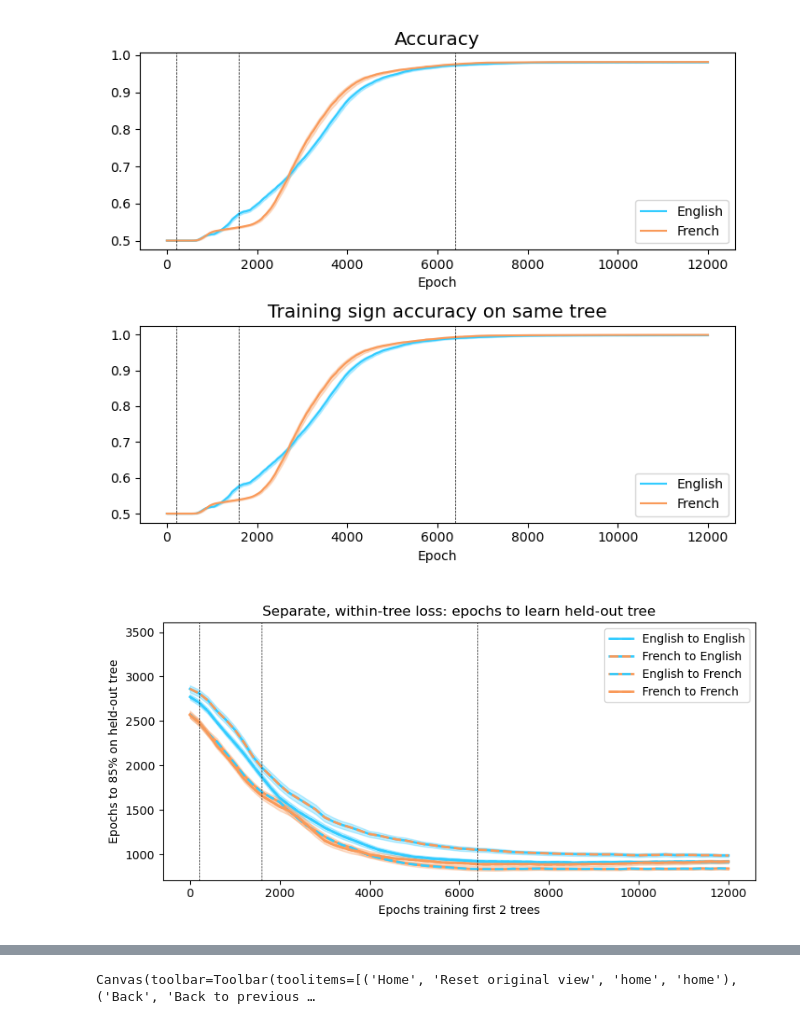
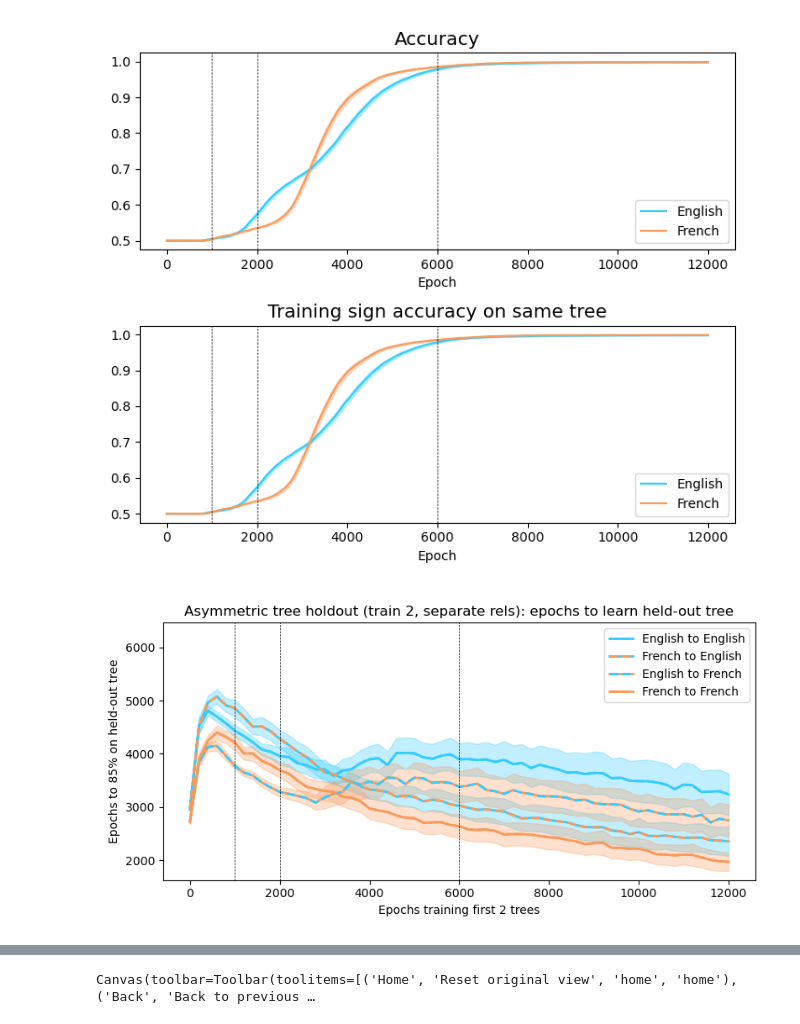
Before and after one commit to ethanbb/disjoint-domain, a Jupyter notebook: analyze_famnet.ipynb, the cells around one changed output, grey strips where cells are left out. Drawn from its saved outputs; the diff is of its cells as text; code cells hidden in the pictures.

```diff
--- a/analyze_famnet.ipynb
+++ b/analyze_famnet.ipynb
@@ -146,6 +146,20 @@ train2_holdout1_asym_separate_noctl = {
     'French -> French': 'data/final_runs/famnet_separate_lr.0008_noctloss_french_to_french_res_2022-05-02_08-04-11.npz'
 }
 
+train2_holdout1_separate_noctl_preoutput = {
+    'English -> English': 'data/final_runs/famnet_separate_noctloss_preoutput_asym_english_to_asym_english_and_french_res_2022-05-04_03-44-28.npz',
+    'French -> English': 'data/final_runs/famnet_separate_noctloss_preoutput_french_to_asym_english_and_french_res_2022-05-04_22-01-27.npz',
+    'English -> French': {'inherit_from': 'English -> English', 'new_tree_etg': 2},
+    'French -> French': {'inherit_from': 'French -> English', 'new_tree_etg': 2}
+}
+
+train2_holdout1_shared_noctl = {
+    'English -> English': 'data/final_runs/famnet_shared_noctloss_asym_english_to_asym_english_and_french_res_2022-05-11_02-20-42.npz',
+    'French -> English': 'data/final_runs/famnet_shared_noctloss_french_to_asym_english_and_french_res_2022-05-13_02-40-23.npz',
+    'English -> French': {'inherit_from': 'English -> English', 'new_tree_etg': 2},
+    'French -> French': {'inherit_from': 'French -> English', 'new_tree_etg': 2}
+}
+
 res_paths = {
 #     '2 trees, older params': 'data/familytree/new_params_res_2021-10-30_21-30-42.npz',
 #     '1 tree, older params': 'data/familytree/new_params_1tree_res_2021-10-30_21-52-39.npz',
@@ -163,10 +177,12 @@ res_paths = {
     # 'Tree holdout (train 2, shared rels)': train2_holdout1_shared_runs
     # 'Separate with P1 preact': 'data/familytree/p1_preact_lampinen_replication_res_2021-12-01_13-42-27.npz',
     # 'Shared with P1 preact': 'data/familytree/p1_preact_sharedrel_res_2021-12-02_12-56-42.npz'
-    # 'Asymmetric tree holdout (train 2, separate rels)': train2_holdout1_asym_separate,
+    'Asymmetric tree holdout (train 2, separate rels)': train2_holdout1_asym_separate,
     # 'Asymmetric tree holdout (train 2, shared rels)': train2_holdout1_asym_shared,
 #     'Asymmetric tree holdout (train 1, shared rels)': train1_holdout1_asym_shared,
-    'Separate, within-tree loss': train2_holdout1_asym_separate_noctl
+    # 'Separate, within-tree loss': train2_holdout1_asym_separate_noctl,
+    # 'Separate, within-tree loss, 3 HLs': train2_holdout1_separate_noctl_preoutput
+    # 'Shared, within-tree loss': train2_holdout1_shared_noctl
 }
 
 if any(['/' in key for key in res_paths]):
@@ -190,11 +206,12 @@ except:
 # curr_runs = [run_set_name]
 curr_runs = [
     # 'Tree holdout (train 2, separate rels)',
-    # 'Asymmetric tree holdout (train 2, separate rels)',
+    'Asymmetric tree holdout (train 2, separate rels)',
     # 'Asymmetric tree holdout (train 2, shared rels)',
 #     'Asymmetric tree holdout (train 2, shared, lr=0.0008)',
 #     'Asymmetric tree holdout (train 2, shared, lr=0.0006)',
-    'Separate, within-tree loss'
+    # 'Separate, within-tree loss'
+    # 'Shared, within-tree loss'
 ]
 
 curr_sets_nested = {name: res_data[name] for name in curr_runs if name in res_data.keys()}
@@ -231,7 +248,7 @@ fig, axs = util.make_plot_grid(len(report_types), 1, ax_dims=(7, 3),
                                #prop_cycle=cycler(color=['k']).concat(col_cycle))
                                prop_cycle=prop_cycle_pairs)
 
-epochs_of_interest = np.array([0, 200, 1600, 6400])
+epochs_of_interest = np.array([0, 1000, 2000, 6000])
 
 for ax, rtype in zip(axs, report_types):
     if rtype == 'loss':
@@ -258,10 +275,10 @@ for ax, rtype in zip(axs, report_types):
 fig.tight_layout()
 plt.show()
 
-# with mpl.rc_context({'svg.fonttype': 'none'}):
-#     util.print_svg(fig, 'figures/family_tree/shared_training_w_markers.svg')
+with mpl.rc_context({'svg.fonttype': 'none'}):
+    util.print_svg(fig, 'figures/family_tree/separate_training_w_alt_markers.svg')
 # %% [output]
-[figure, old version]
+[figure, new version]
 # %%
 # Plot epochs-to-generalize, 1 plot per type of network
 # colors = np.array(plt.rcParams['axes.prop_cycle'].by_key()['color'])
@@ -290,36 +307,36 @@ for (label, runs), ax in zip(tree_holdout_runs.items(), axs.ravel()):
         mean_etg = run['reports']['new_tree_etg']
         ci_etg = run['report_cis']['new_tree_etg']
         # mean_etg = run['report_meds']['new_tree_etg']
         # ci_etg = run['report_med_cis']['new_tree_etg']
         thresh_pct = run['train_params']['test_thresh'] * 100
         trained_trees = run['net_params']['n_train_domains']
 
         h_lines[0].append(ax.plot(etg_epochs, mean_etg, color=color_map[to_name], ls='-', lw=2)[0])  # tested-on
         h_lines[1].append(ax.plot(etg_epochs, mean_etg, color=color_map[from_name], ls='--', lw=2)[0])  # trained-on
 
         ax.fill_between(etg_epochs, *ci_etg, alpha=0.3, color=color_map[to_name])
 
         legend_entries.append(f'{from_name} to {to_name}')
 
     curr_ylims = ax.get_ylim()
     new_ylims = (curr_ylims[0], curr_ylims[1] * 1.2)
     ax.set_ylim(new_ylims)
 
     # add lines for epochs of interest
     for epoch in epochs_of_interest[1:]:
         ax.plot([epoch, epoch], new_ylims, 'k--', lw=0.5)
 
     ax.legend(list(zip(*h_lines)), legend_entries)
     ax.set_xlabel(f'Epochs training first {trained_trees} trees')
     ax.set_ylabel(f'Epochs to {thresh_pct:g}% on held-out tree')
 
 fig.tight_layout()
 plt.show()
 
-with mpl.rc_context({'svg.fonttype': 'none'}):
-    util.print_svg(fig, 'figures/family_tree/dho_timecourse_separate_intree_loss.svg')
+# with mpl.rc_context({'svg.fonttype': 'none'}):
+#     util.print_svg(fig, 'figures/family_tree/dho_timecourse_separate_intree_loss_3HLs.svg')
 # %% [output]
-[figure, old version]
+[figure, new version]
 # %%
 # Violin plots of ETG at epochs of interest
 
```
Also changed, not shown: parts of 4 cells of this notebook, 29 other files.
